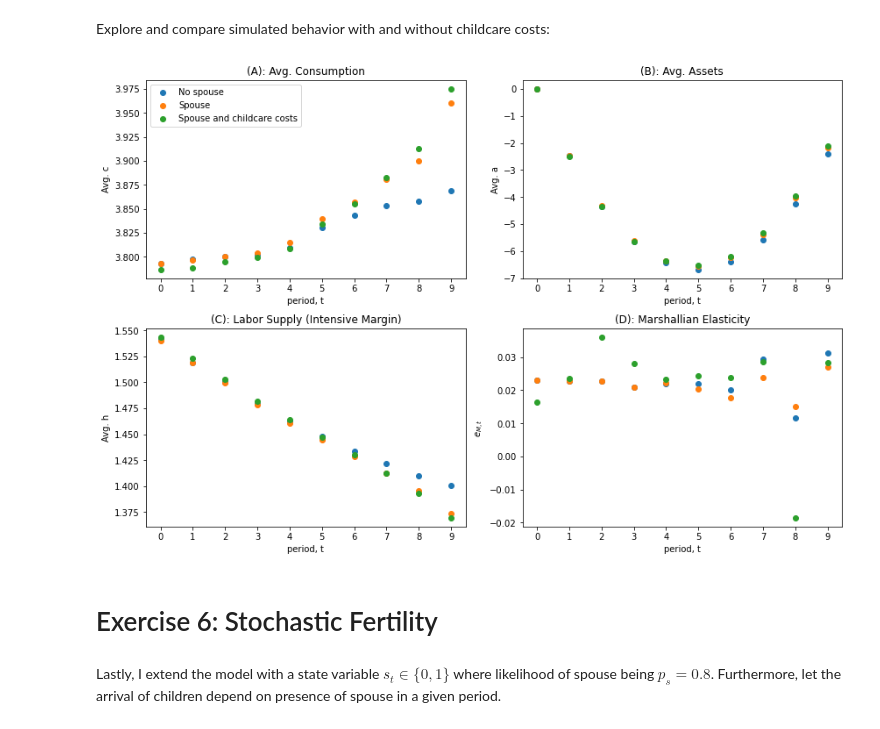
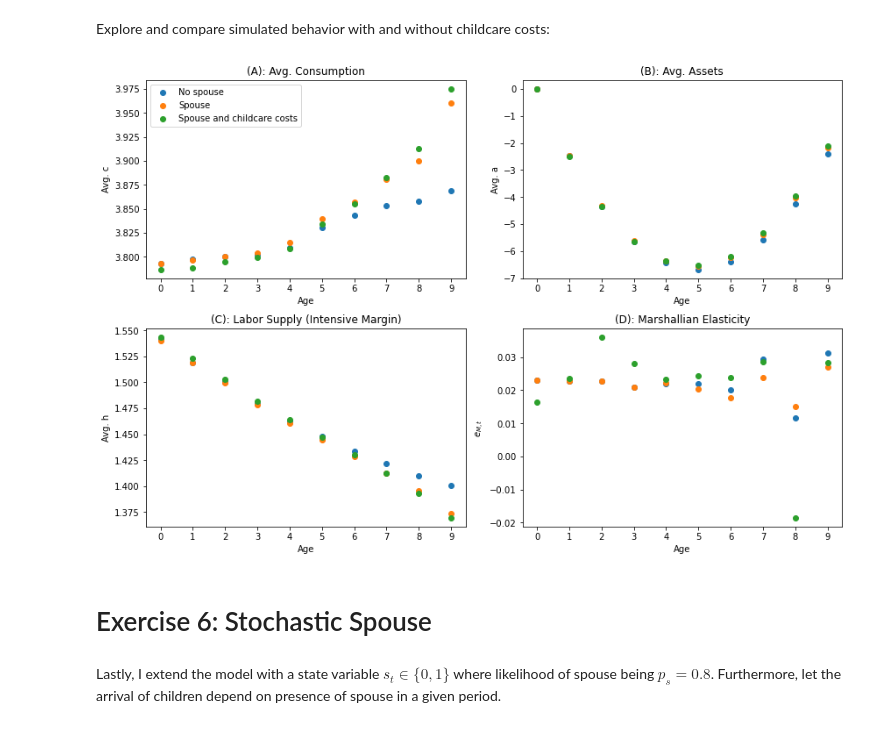
Before and after one commit to HansChristianPOLIT/HH_PortfolioExam, a Jupyter notebook: Assignment1/LaborSupplyAndChildren.ipynb, the cells around one changed output. Cells and saved outputs as stored; diff of their text form; code cells hidden in the pictures.

```diff
--- a/Assignment1/LaborSupplyAndChildren.ipynb
+++ b/Assignment1/LaborSupplyAndChildren.ipynb
@@ -281,37 +283,37 @@ for var, ax in zip(('c', 'a', 'h'), axs.flatten()[:3]):
     ax.scatter(range(model_true.par.simT), np.mean(getattr(model_true.sim, var), axis=0), label='No spouse')
     ax.scatter(range(model_spouse.par.simT), np.mean(getattr(model_spouse.sim, var), axis=0), label='Spouse')
     ax.scatter(range(model_spouse_childcarecost.par.simT), np.mean(getattr(model_spouse_childcarecost.sim, var), axis=0), label='Spouse and childcare costs')
     ax.set(xlabel='Age', ylabel=f'Avg. {var}', xticks=range(10))
 
     # add subplot title
     if var == 'c':
         ax.set_title('(A): Avg. Consumption')
         ax.legend()
     elif var == 'a':
         ax.set_title('(B): Avg. Assets')
     elif var == 'h':
         ax.set_title('(C): Labor Supply (Intensive Margin)')
 
 # plot Marshallian elasticity as a function of age
 ax = axs.flatten()[3]
 ax.scatter(range(model_true.par.simT), np.mean(ela_total, axis=0), label='No spouse')
 ax.scatter(range(model_spouse.par.simT), np.mean(ela_total_spouse, axis=0), label='Spouse')
 ax.scatter(range(model_spouse_childcarecost.par.simT), np.mean(ela_total_spouse_childcarecost, axis=0), label='Spouse')
-ax.set(xlabel='period, t', ylabel='$e_{M,t}$', xticks=range(model_spouse.par.simT))
+ax.set(xlabel='Age', ylabel='$e_{M,t}$', xticks=range(model_spouse.par.simT))
 ax.set_title('(D): Marshallian Elasticity')
 
 # layout
 fig.tight_layout(pad=1)  # spacing between subplots
 
 if not os.path.exists("../plots"):
         os.makedirs("../plots")
 
 plt.savefig("../plots/SpouseandCCCLifeCycle.pdf", bbox_inches='tight')
 plt.show()
 # %% [output]
-[figure, old version]
+[figure, new version]
 # %% [markdown]
-# Exercise 6: Stochastic Fertility <a class="anchor" id="sixth-bullet"></a>
+# Exercise 6: Stochastic Spouse <a class="anchor" id="sixth-bullet"></a>
 # %% [markdown]
 Lastly, I extend the model with a state variable $s_{t} \in \{0,1\}$ where likelihood of spouse being $p_{s}=0.8$. Furthermore, let the arrival of children depend on presence of spouse in a given period.
 # %%
```
Also changed, not shown: parts of 4 cells of this notebook, 16 other files.
